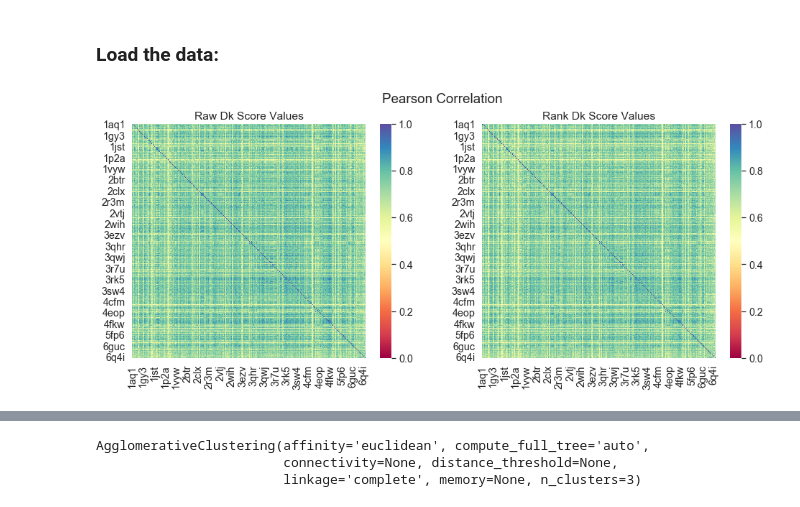
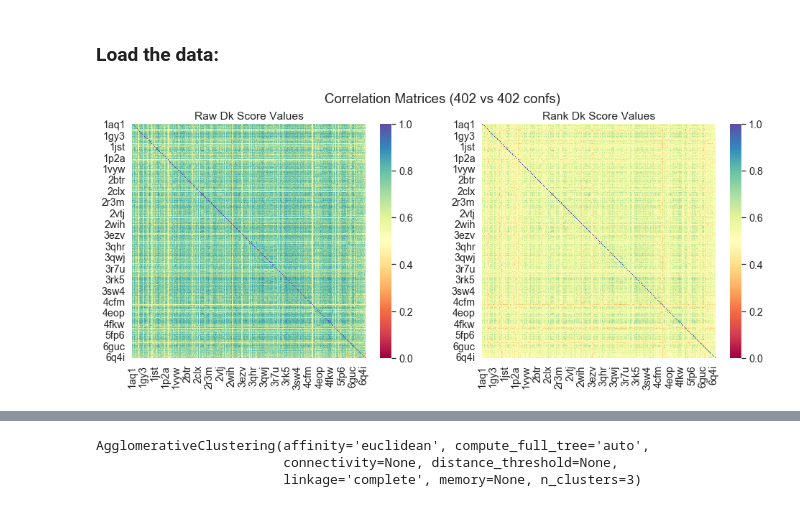
Before and after one commit to jRicciL/CDK2_notebooks, a Jupyter notebook: 6_Machine_Learning_Models/5_Conformational_Selection.ipynb, the cells around one changed output, grey strips where cells are left out. Cells and saved outputs as stored; diff of their text form; code cells hidden in the pictures.

```diff
--- a/6_Machine_Learning_Models/5_Conformational_Selection.ipynb
+++ b/6_Machine_Learning_Models/5_Conformational_Selection.ipynb
@@ -24,19 +24,19 @@ df_test = scores_dic['CSAR']['Dk_sc']['X']
 # %%
 # Get the correlation matrix
 # Pearson
-corr_n_pear = df_test.corr()
-corr_r_pear = df_test.rank(axis=0).corr()
+corr_pear = df_test.corr()
 # Spearman
-corr_n_spear = df_test.corr(method = 'spearman')
-corr_r_spear = df_test.rank(axis=0).corr(method = 'spearman')
+corr_spear = df_test.corr(method = 'spearman')
+# kendall
+corr_kendall = df_test.corr(method = 'kendall')
 # %%
-# Plot the correlation matrix using Pearson Correlation
+# Plot the correlation matrix using Kendall's Tau and Spearman's Rank Correlations Coef.
 fig, (ax1, ax2) = plt.subplots(1, 2, figsize=(16, 6))
-sns.heatmap(corr_n_pear, vmin = 0, vmax = 1, cmap = 'Spectral', ax= ax1)\
+sns.heatmap(corr_spear, vmin = 0, vmax = 1, cmap = 'Spectral', ax= ax1)\
                                         .set_title('Raw Dk Score Values')
-sns.heatmap(corr_r_pear, vmin = 0, vmax = 1, cmap = 'Spectral', ax= ax2)\
+sns.heatmap(corr_kendall, vmin = 0, vmax = 1, cmap = 'Spectral', ax= ax2)\
                                         .set_title('Rank Dk Score Values')
-fig.suptitle('Pearson Correlation (402 vs 402 confs)')
+fig.suptitle('Correlation Matrices (402 vs 402 confs)')
 plt.show()
 # %% [output]
-[figure, old version]
+[figure, new version]
```
Also changed, not shown: parts of 11 cells of this notebook.
